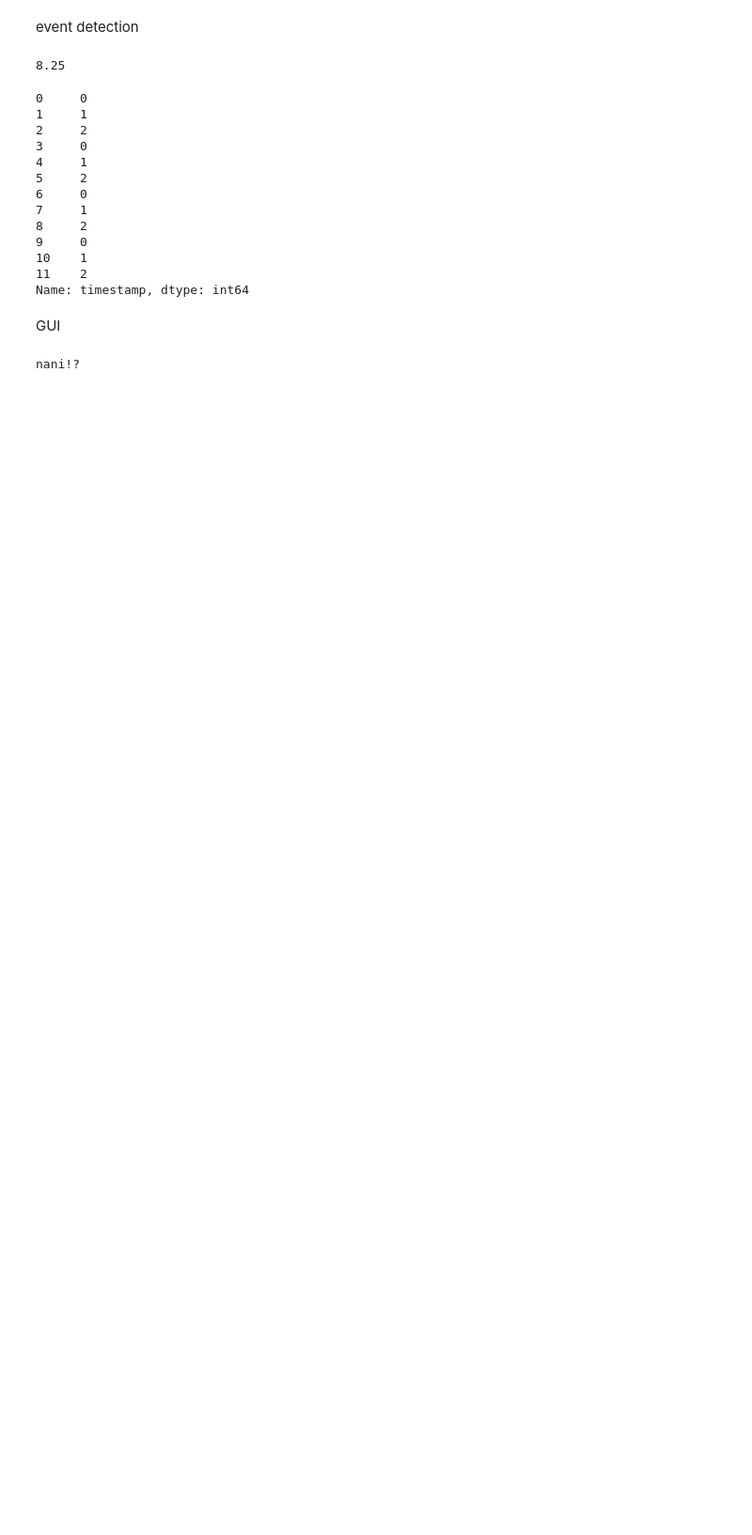
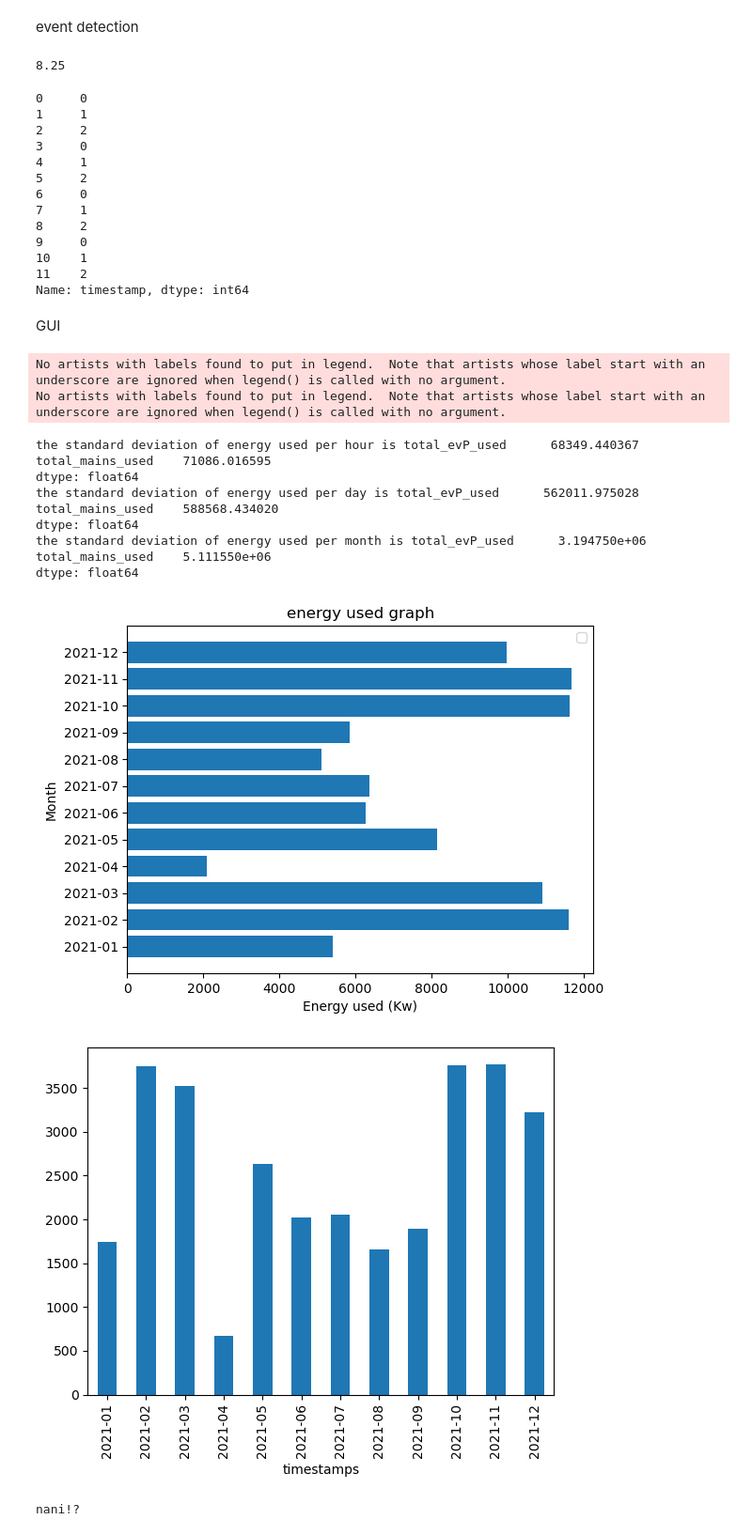
Before and after one commit to Benhyslop0/ee106-project, a Jupyter notebook: project work.ipynb, the cells around one changed output. Shown: that part at 94% size. Saved outputs shown, nothing was run; the diff lists cells and outputs as text; code cells hidden in the pictures; blank space fills up the shorter version.

```diff
--- a/project work.ipynb
+++ b/project work.ipynb
@@ -220,23 +220,26 @@ def patterns_useful():
 
     #energy used graph
 
-    fig= (months['total_evP_used']/1000).plot(kind = 'barh')
+    fig, ax = plt.subplots()
+    ax.barh(months.index.strftime('%Y-%m'),months['total_evP_used']/1000)
+
+    pd.plotting.register_matplotlib_converters()
+
+    canvas = FigureCanvasTkAgg(fig, master= pat_window)
+    canvas.get_tk_widget().pack(side=tk.TOP, fill=tk.BOTH, expand=1)
     plt.title('energy used graph')
     plt.legend()
     plt.xlabel('Energy used (Kw)')
     plt.ylabel('Month')
     plt.show()
-
-
-
     #spendage graph
     (Monthly_spent['Total_spent']/1000).plot(kind = 'bar')
 
-    plt.title('Spent')
-    plt.legend()
-    plt.ylabel('Spent (k euros)')
-    plt.xlabel('Month')
-    plt.show()
+    #plt.title('Spent')
+    #plt.legend()
+    #plt.ylabel('Spent (k euros)')
+    #plt.xlabel('Month')
+    #plt.show()
 
 
 
@@ -255,33 +258,47 @@ def stats():
 
     # Display the results
     print(f'The maximum value of the total power used is {max_value} and it occurred at {max_time.name}.')
     print(f'the highest point mains was at was {max_value2} at {max_time2.name}')
 
     #creating a graph showing when values go above 0
     (days['total_evP_used']/1000).plot()
     plt.title('Seasonality')
     plt.ylabel('Power (kw)')
     plt.xlabel('Month')
     plt.show()
 
 #possibly need to change this
 
 window = tk.Tk()
 
 window.rowconfigure(0, minsize=50, weight=1)
 window.columnconfigure([0, 1, 2], minsize=50, weight=1)
 
 greet = window.title('EV consumption in 2021 Germany')
 
 window.geometry('400x300')
 
 btn_patterns = tk.Button(master = window,text = 'Yes',command = patterns_useful)
 btn_patterns.grid(row=0, column=0, sticky="nsew")
 
 btn_ev_det = tk.Button(master=window,text='no',command = ev_det)
 btn_ev_det.grid(row=0, column=1, sticky="nsew")
 
 window.mainloop()
+# %% [output]
+No artists with labels found to put in legend.  Note that artists whose label start with an underscore are ignored when legend() is called with no argument.
+No artists with labels found to put in legend.  Note that artists whose label start with an underscore are ignored when legend() is called with no argument.
+the standard deviation of energy used per hour is total_evP_used      68349.440367
+total_mains_used    71086.016595
+dtype: float64
+the standard deviation of energy used per day is total_evP_used      562011.975028
+total_mains_used    588568.434020
+dtype: float64
+the standard deviation of energy used per month is total_evP_used      3.194750e+06
+total_mains_used    5.111550e+06
+dtype: float64
+[figure, added]
+[figure, added]
 # %%
 play = True
 ip = input('hi there are you looking for information on phase shifting? y/n')
```
